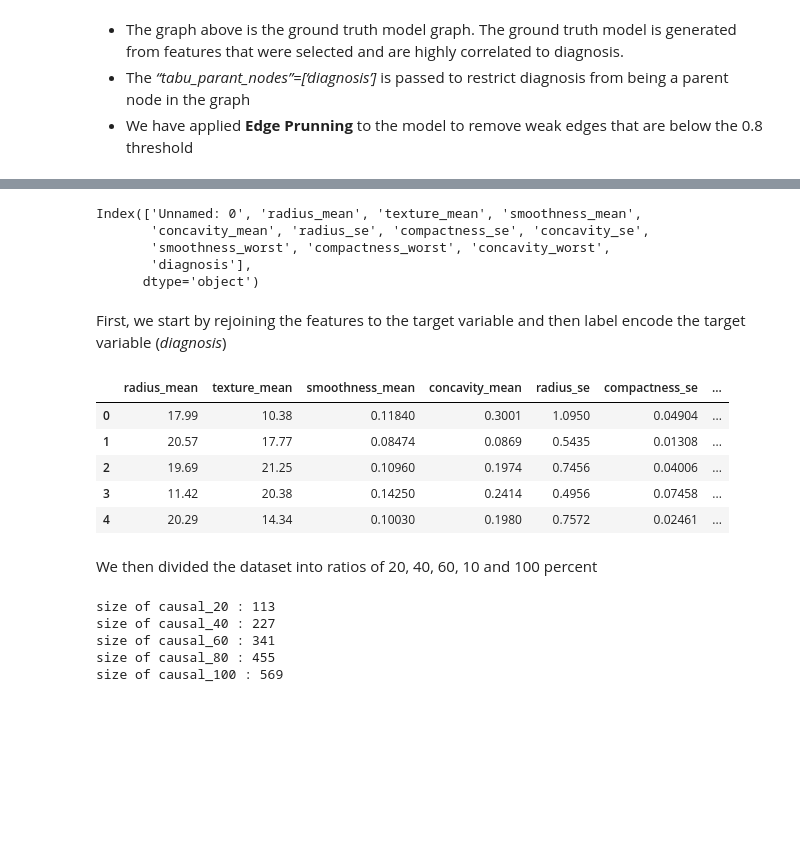
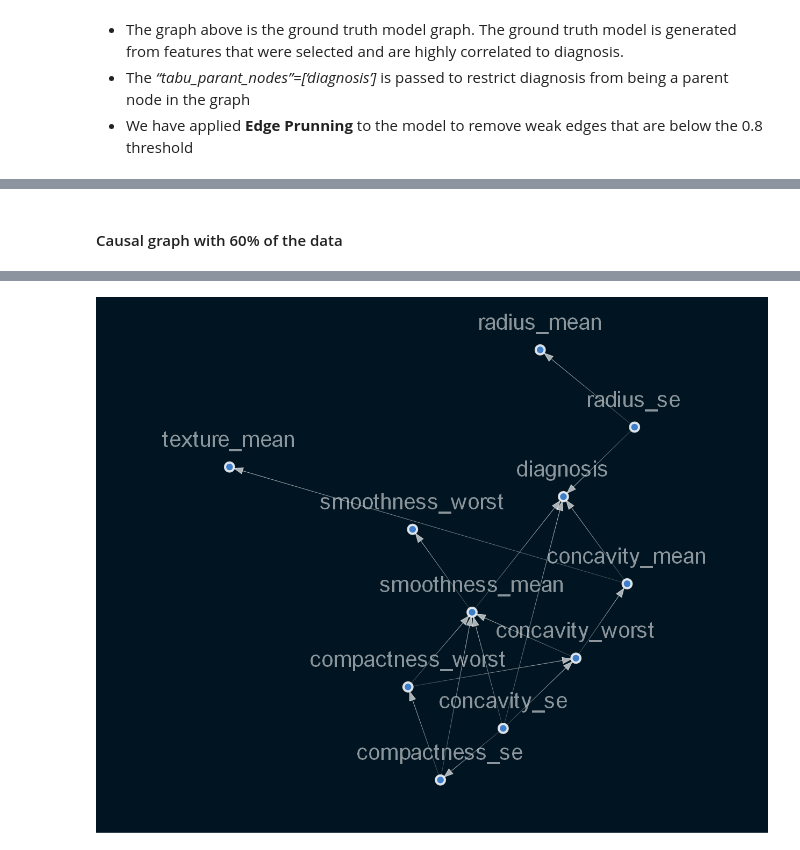
Before and after one commit to wakura-mbuya/Breast-Cancer-Causal-Inference, a Jupyter notebook: notebooks/causal_inference.ipynb, the cells around one changed output, grey strips where cells are left out. Saved outputs shown, nothing was run; the diff lists cells and outputs as text; code cells hidden in the pictures; blank space fills up the shorter version.

Commit message:
causal inference graphs

```diff
--- a/notebooks/causal_inference.ipynb
+++ b/notebooks/causal_inference.ipynb
@@ -142,3 +172,12 @@ Image(viz.draw(format='png'))
+# %% [markdown]
+#### Causal graph with 60% of the data
+# %%
+portion = int(data.shape[0]*.6)
+x_portion = data.sample(portion, random_state=11)
+sm2 = from_pandas(x_portion, tabu_parent_nodes=['diagnosis'],)
+sm2.remove_edges_below_threshold(0.8)
+sm2 = sm2.get_largest_subgraph()
 # %%
-causal.visualize_structure(sm)
+viz = causal.visualize_structure(sm2)
+Image(viz.draw(format='png'))
 # %% [output]
@@ -149,40 +201 @@ Warning: node 'concavity_mean', graph '' size too small for label
+[figure, added]
-# %%
-data.columns
-# %% [output]
-Index(['Unnamed: 0', 'radius_mean', 'texture_mean', 'smoothness_mean',
-       'concavity_mean', 'radius_se', 'compactness_se', 'concavity_se',
-       'smoothness_worst', 'compactness_worst', 'concavity_worst',
-       'diagnosis'],
-      dtype='object')
-# %% [markdown]
-First, we start by rejoining the features to the target variable and then label encode the target variable (<em>diagnosis</em>)
-# %%
-causal_df = selected_feat.copy()
-causal_df["target"] = LabelEncoder().fit_transform(target_df)
-causal_df.head()
-# %% [output]
-|  | radius_mean | texture_mean | smoothness_mean | concavity_mean | radius_se | compactness_se | ... |
-| 0 | 17.99 | 10.38 | 0.11840 | 0.3001 | 1.0950 | 0.04904 | ... |
-| 1 | 20.57 | 17.77 | 0.08474 | 0.0869 | 0.5435 | 0.01308 | ... |
-| 2 | 19.69 | 21.25 | 0.10960 | 0.1974 | 0.7456 | 0.04006 | ... |
-| 3 | 11.42 | 20.38 | 0.14250 | 0.2414 | 0.4956 | 0.07458 | ... |
-| 4 | 20.29 | 14.34 | 0.10030 | 0.1980 | 0.7572 | 0.02461 | ... |
-# %% [markdown]
-We then divided the dataset into ratios of 20, 40, 60, 10 and 100 percent
-# %%
-factor = len(causal_df)/100
-causal_20 = causal_df.sample(int(20*factor), random_state=11)
-print(f"size of causal_20 : {len(causal_20)}")
-causal_40 = causal_df.sample(int(40*factor), random_state=11)
-print(f"size of causal_40 : {len(causal_40)}")
-causal_60 = causal_df.sample(int(60*factor), random_state=11)
-print(f"size of causal_60 : {len(causal_60)}")
-causal_80 = causal_df.sample(int(80*factor), random_state=11)
-print(f"size of causal_80 : {len(causal_80)}")
-print(f"size of causal_100 : {len(causal_df)}")
-# %% [output]
-size of causal_20 : 113
-size of causal_40 : 227
-size of causal_60 : 341
-size of causal_80 : 455
-size of causal_100 : 569
```
Also changed, not shown: parts of 34 cells of this notebook, 1 other file.
